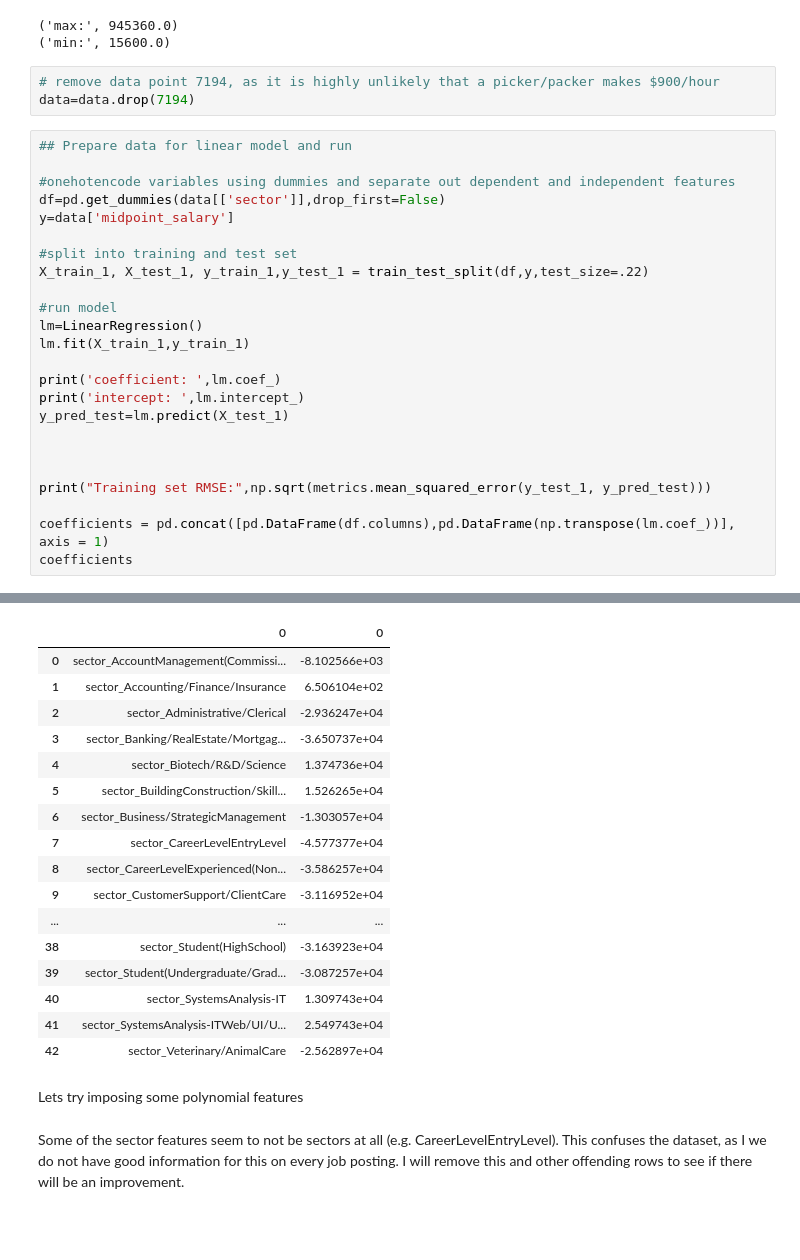
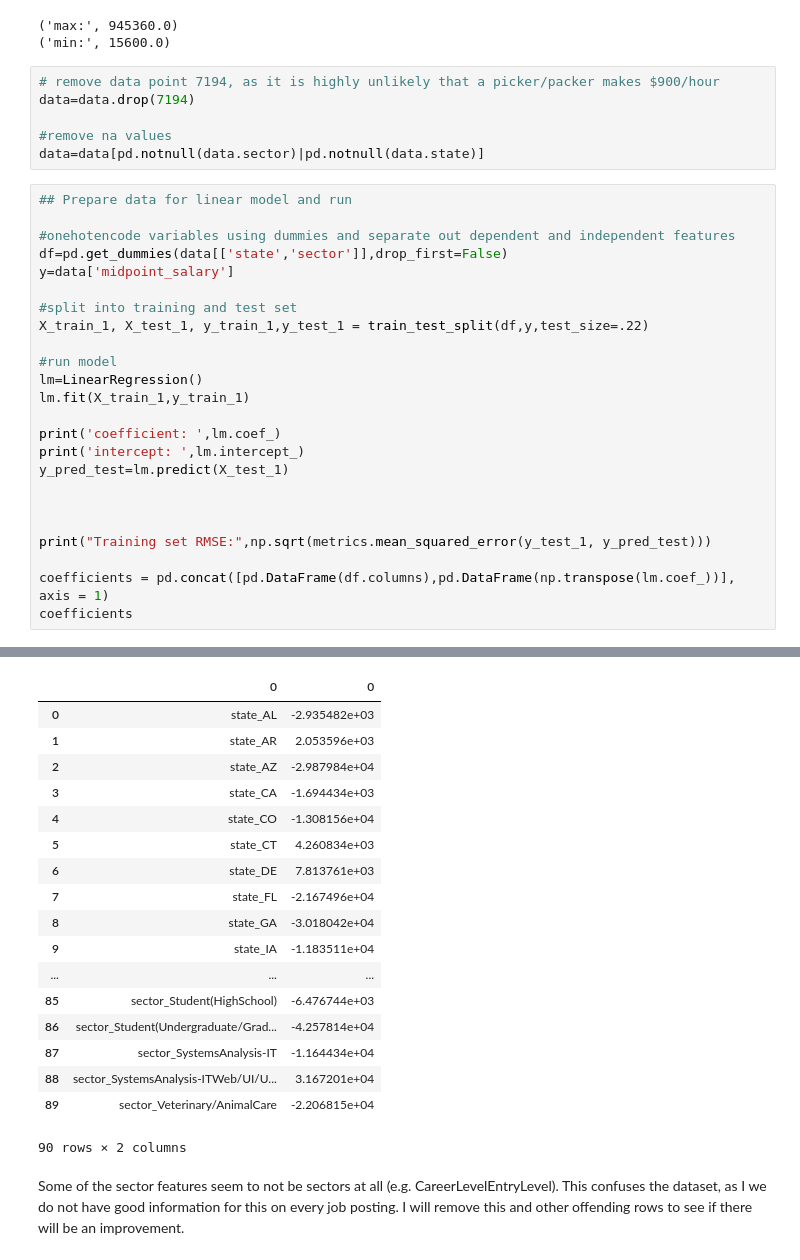
Before and after one commit to gdaher/ids_project, a Jupyter notebook: Regression Analysis.ipynb, the cells around one changed output, grey strips where cells are left out. Drawn from its saved outputs; the diff is of its cells as text; blank space fills up the shorter version.

```diff
--- a/Regression Analysis.ipynb
+++ b/Regression Analysis.ipynb
@@ -155,11 +154,14 @@ print('min:',data.midpoint_salary.min())
 # %%
 # remove data point 7194, as it is highly unlikely that a picker/packer makes $900/hour
 data=data.drop(7194)
+
+#remove na values
+data=data[pd.notnull(data.sector)|pd.notnull(data.state)]
 # %%
 ## Prepare data for linear model and run
 
 #onehotencode variables using dummies and separate out dependent and independent features
-df=pd.get_dummies(data[['sector']],drop_first=False)
+df=pd.get_dummies(data[['state','sector']],drop_first=False)
 y=data['midpoint_salary']
 
 #split into training and test set
@@ -200,21 +202,20 @@ coefficients
 |  | 0 | 0 |
-| 0 | sector_AccountManagement(Commissi... | -8.102566e+03 |
-| 1 | sector_Accounting/Finance/Insurance | 6.506104e+02 |
-| 2 | sector_Administrative/Clerical | -2.936247e+04 |
-| 3 | sector_Banking/RealEstate/Mortgag... | -3.650737e+04 |
-| 4 | sector_Biotech/R&D/Science | 1.374736e+04 |
-| 5 | sector_BuildingConstruction/Skill... | 1.526265e+04 |
-| 6 | sector_Business/StrategicManagement | -1.303057e+04 |
-| 7 | sector_CareerLevelEntryLevel | -4.577377e+04 |
-| 8 | sector_CareerLevelExperienced(Non... | -3.586257e+04 |
-| 9 | sector_CustomerSupport/ClientCare | -3.116952e+04 |
+| 0 | state_AL | -2.935482e+03 |
+| 1 | state_AR | 2.053596e+03 |
+| 2 | state_AZ | -2.987984e+04 |
+| 3 | state_CA | -1.694434e+03 |
+| 4 | state_CO | -1.308156e+04 |
+| 5 | state_CT | 4.260834e+03 |
+| 6 | state_DE | 7.813761e+03 |
+| 7 | state_FL | -2.167496e+04 |
+| 8 | state_GA | -3.018042e+04 |
+| 9 | state_IA | -1.183511e+04 |
 | ... | ... | ... |
-| 38 | sector_Student(HighSchool) | -3.163923e+04 |
-| 39 | sector_Student(Undergraduate/Grad... | -3.087257e+04 |
-| 40 | sector_SystemsAnalysis-IT | 1.309743e+04 |
-| 41 | sector_SystemsAnalysis-ITWeb/UI/U... | 2.549743e+04 |
-| 42 | sector_Veterinary/AnimalCare | -2.562897e+04 |
+| 85 | sector_Student(HighSchool) | -6.476744e+03 |
+| 86 | sector_Student(Undergraduate/Grad... | -4.257814e+04 |
+| 87 | sector_SystemsAnalysis-IT | -1.164434e+04 |
+| 88 | sector_SystemsAnalysis-ITWeb/UI/U... | 3.167201e+04 |
+| 89 | sector_Veterinary/AnimalCare | -2.206815e+04 |
+90 rows × 2 columns
-# %% [markdown]
-Lets try imposing some polynomial features
 # %% [markdown]
 Some of the sector features seem to not be sectors at all (e.g. CareerLevelEntryLevel). This confuses the dataset, as I  we do not have good information for this on every job posting. I will remove this and other offending rows to see if there will be an improvement.
```
Also changed, not shown: parts of 22 cells of this notebook, 1 other file.
